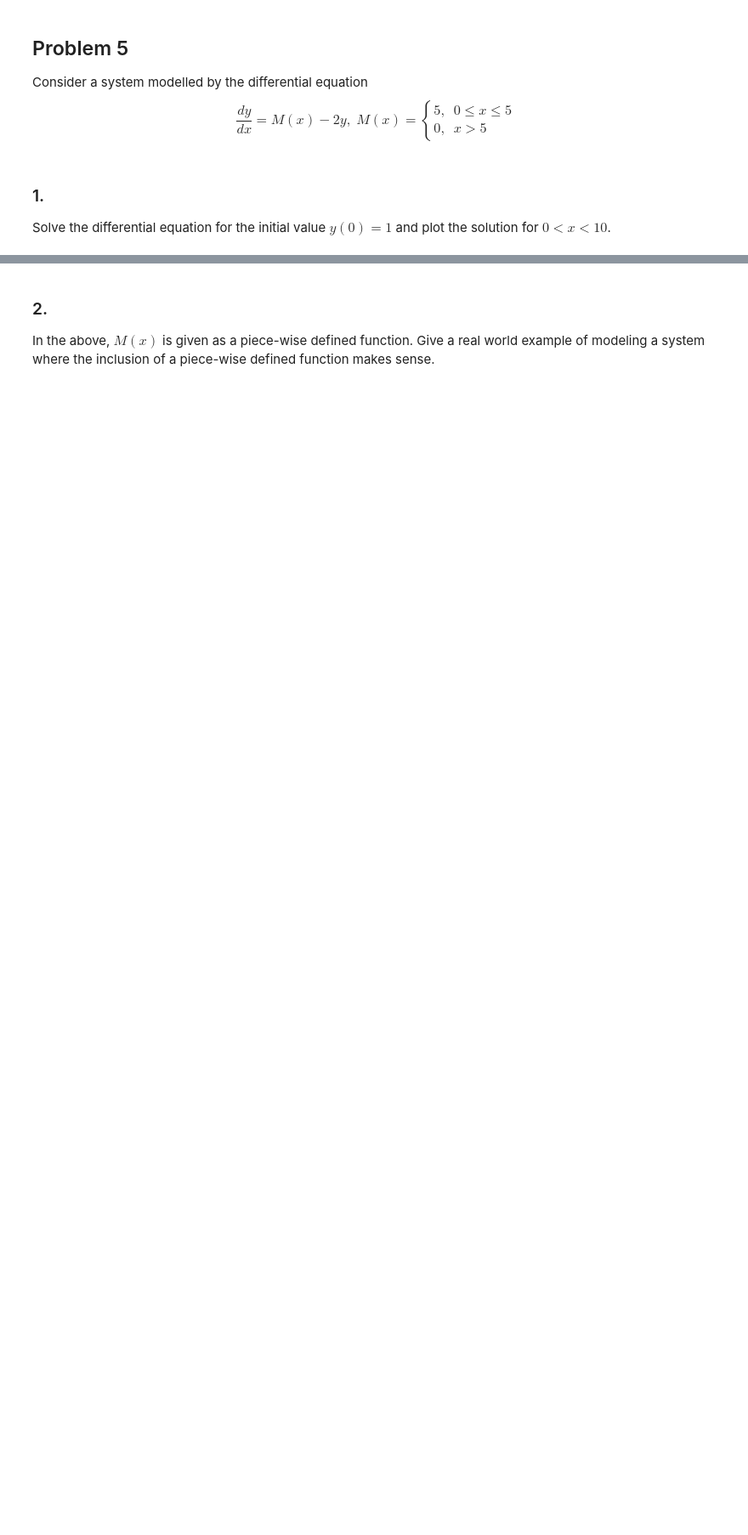
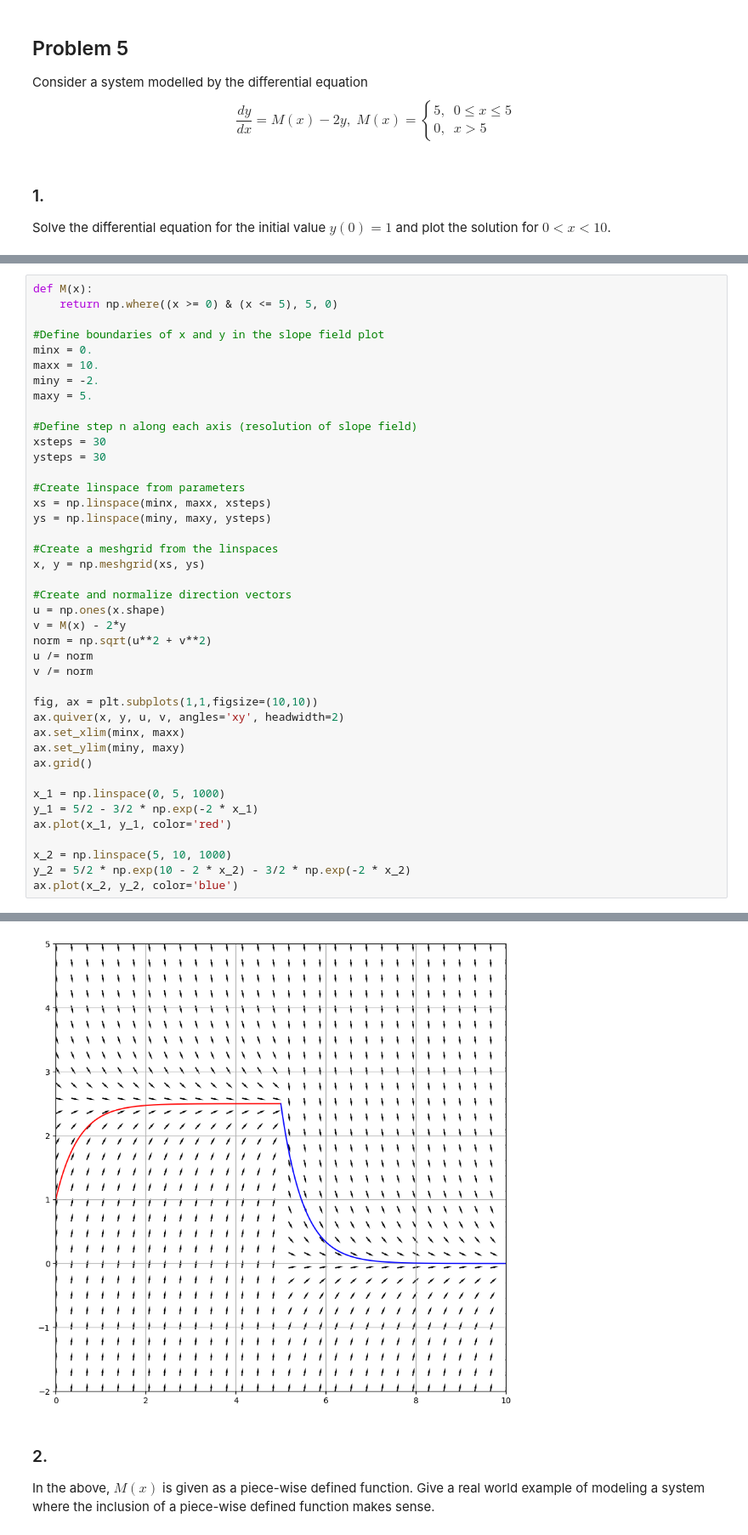
Before and after one commit to Khanrik/UniFolder, a Jupyter notebook: 3. Semester/Differentialligninger/Afleveringer/Assignment1.ipynb, the cells around one changed output, grey strips where cells are left out. Shown: that part at 85% size. Drawn from its saved outputs; the diff is of its cells as text; blank space fills up the shorter version.

```diff
--- a/3. Semester/Differentialligninger/Afleveringer/Assignment1.ipynb
+++ b/3. Semester/Differentialligninger/Afleveringer/Assignment1.ipynb
@@ -401,0 +494,42 @@ Solve the differential equation for the initial value $y(0) = 1$ and plot the so
+# %%
+def M(x):
+    return np.where((x >= 0) & (x <= 5), 5, 0)
+
+#Define boundaries of x and y in the slope field plot
+minx = 0.
+maxx = 10.
+miny = -2.
+maxy = 5.
+
+#Define step n along each axis (resolution of slope field)
+xsteps = 30
+ysteps = 30
+
+#Create linspace from parameters
+xs = np.linspace(minx, maxx, xsteps)
+ys = np.linspace(miny, maxy, ysteps)
+
+#Create a meshgrid from the linspaces
+x, y = np.meshgrid(xs, ys)
+
+#Create and normalize direction vectors
+u = np.ones(x.shape)
+v = M(x) - 2*y
+norm = np.sqrt(u**2 + v**2)
+u /= norm
+v /= norm
+
+fig, ax = plt.subplots(1,1,figsize=(10,10))
+ax.quiver(x, y, u, v, angles='xy', headwidth=2)
+ax.set_xlim(minx, maxx)
+ax.set_ylim(miny, maxy)
+ax.grid()
+
+x_1 = np.linspace(0, 5, 1000)
+y_1 = 5/2 - 3/2 * np.exp(-2 * x_1)
+ax.plot(x_1, y_1, color='red')
+
+x_2 = np.linspace(5, 10, 1000)
+y_2 = 5/2 * np.exp(10 - 2 * x_2) - 3/2 * np.exp(-2 * x_2)
+ax.plot(x_2, y_2, color='blue')
+# %% [output]
@@ -402,3 +537,4 @@ Solve the differential equation for the initial value $y(0) = 1$ and plot the so
+[figure, added]
 # %% [markdown]
 ### 2.
 In the above, $M(x)$ is given as a piece-wise defined function. Give a real world example of modeling a system where the inclusion of a piece-wise defined function makes sense.
```
Also changed, not shown: parts of 7 cells of this notebook.
